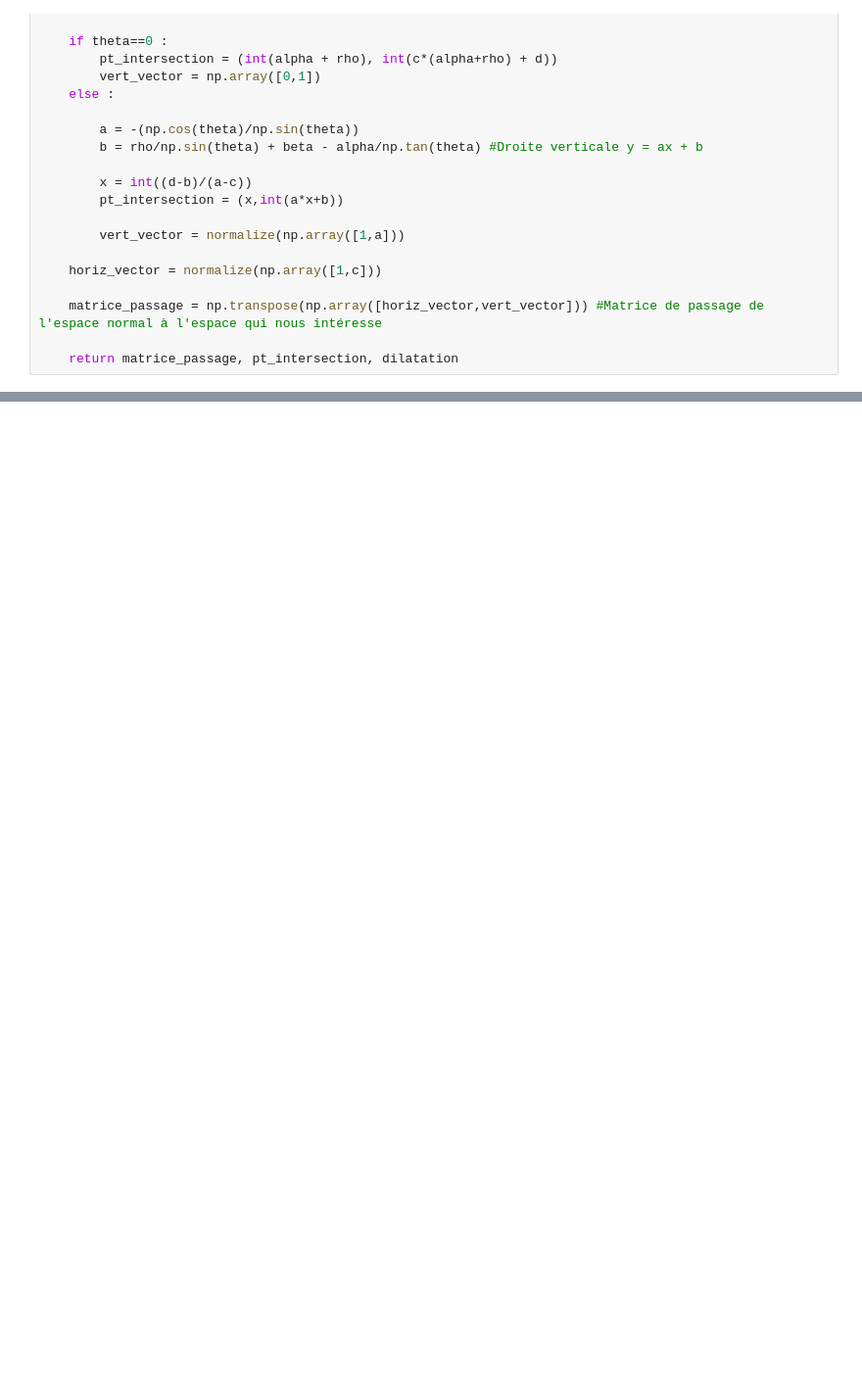
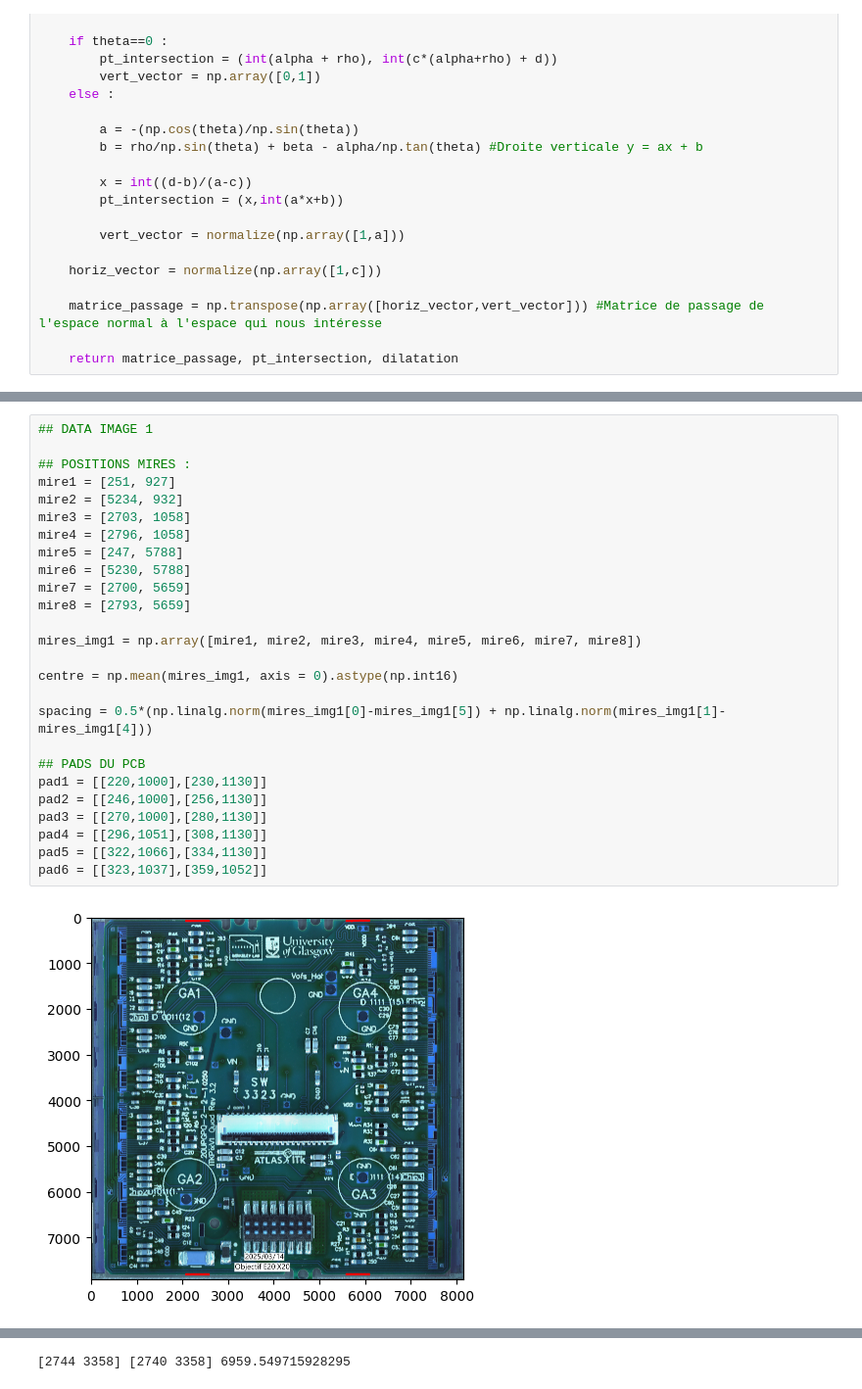
Before and after one commit to GabrielVandersippe/cern-cablage, a Jupyter notebook: gabriel.ipynb, the cells around one changed output, grey strips where cells are left out. Shown at 98% size. Saved outputs shown, nothing was run; the diff lists cells and outputs as text; blank space fills up the shorter version.

```diff
--- a/gabriel.ipynb
+++ b/gabriel.ipynb
@@ -257,0 +279,28 @@ repere_absolu(path)
+# %%
+## DATA IMAGE 1
+
+## POSITIONS MIRES :
+mire1 = [251, 927]
+mire2 = [5234, 932]
+mire3 = [2703, 1058]
+mire4 = [2796, 1058]
+mire5 = [247, 5788]
+mire6 = [5230, 5788]
+mire7 = [2700, 5659]
+mire8 = [2793, 5659]
+
+mires_img1 = np.array([mire1, mire2, mire3, mire4, mire5, mire6, mire7, mire8])
+
+centre = np.mean(mires_img1, axis = 0).astype(np.int16)
+
+spacing = 0.5*(np.linalg.norm(mires_img1[0]-mires_img1[5]) + np.linalg.norm(mires_img1[1]-mires_img1[4]))
+
+## PADS DU PCB
+pad1 = [[220,1000],[230,1130]]
+pad2 = [[246,1000],[256,1130]]
+pad3 = [[270,1000],[280,1130]]
+pad4 = [[296,1051],[308,1130]]
+pad5 = [[322,1066],[334,1130]]
+pad6 = [[323,1037],[359,1052]]
+# %% [output]
+[figure, added]
@@ -257,0 +309 @@ repere_absolu(path)
+[2744 3358] [2740 3358] 6959.549715928295
```
Also changed, not shown: parts of 9 cells of this notebook, 1 other file.
